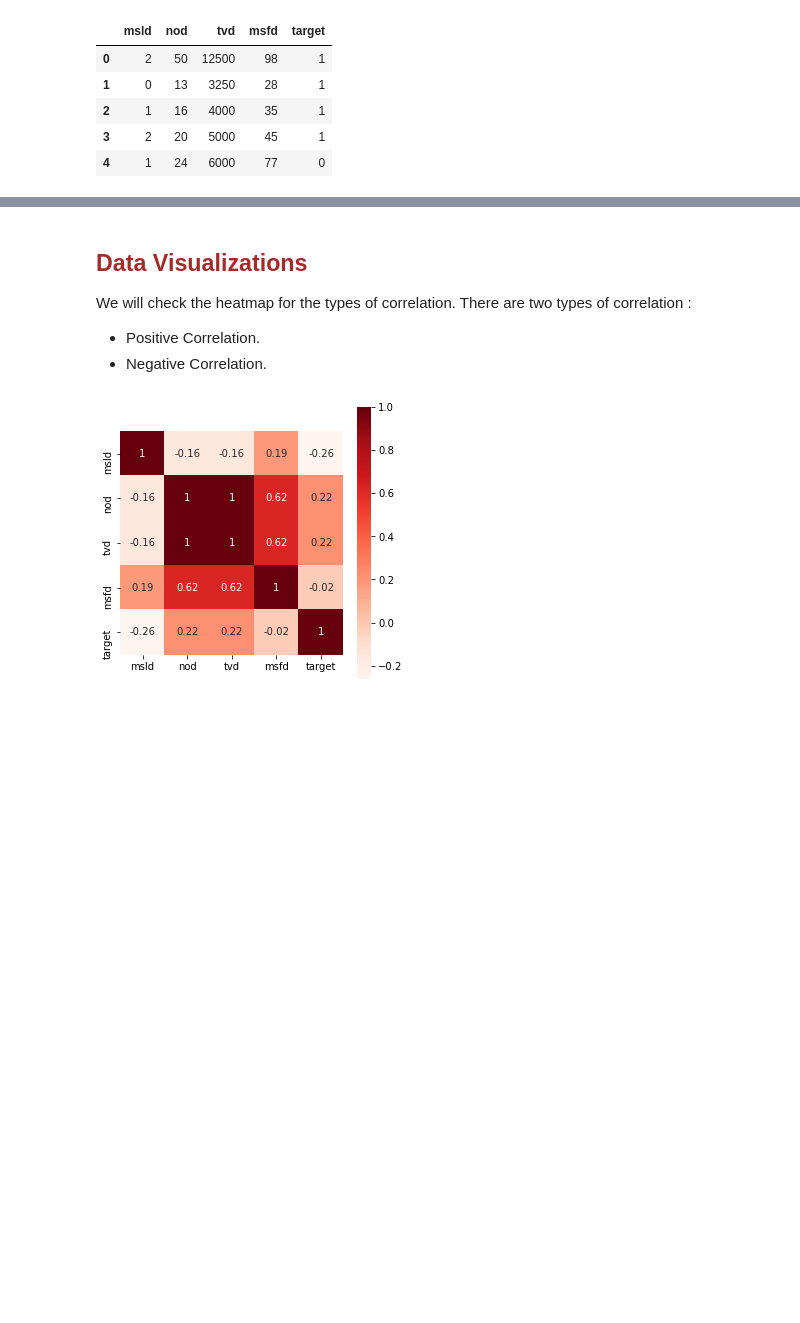
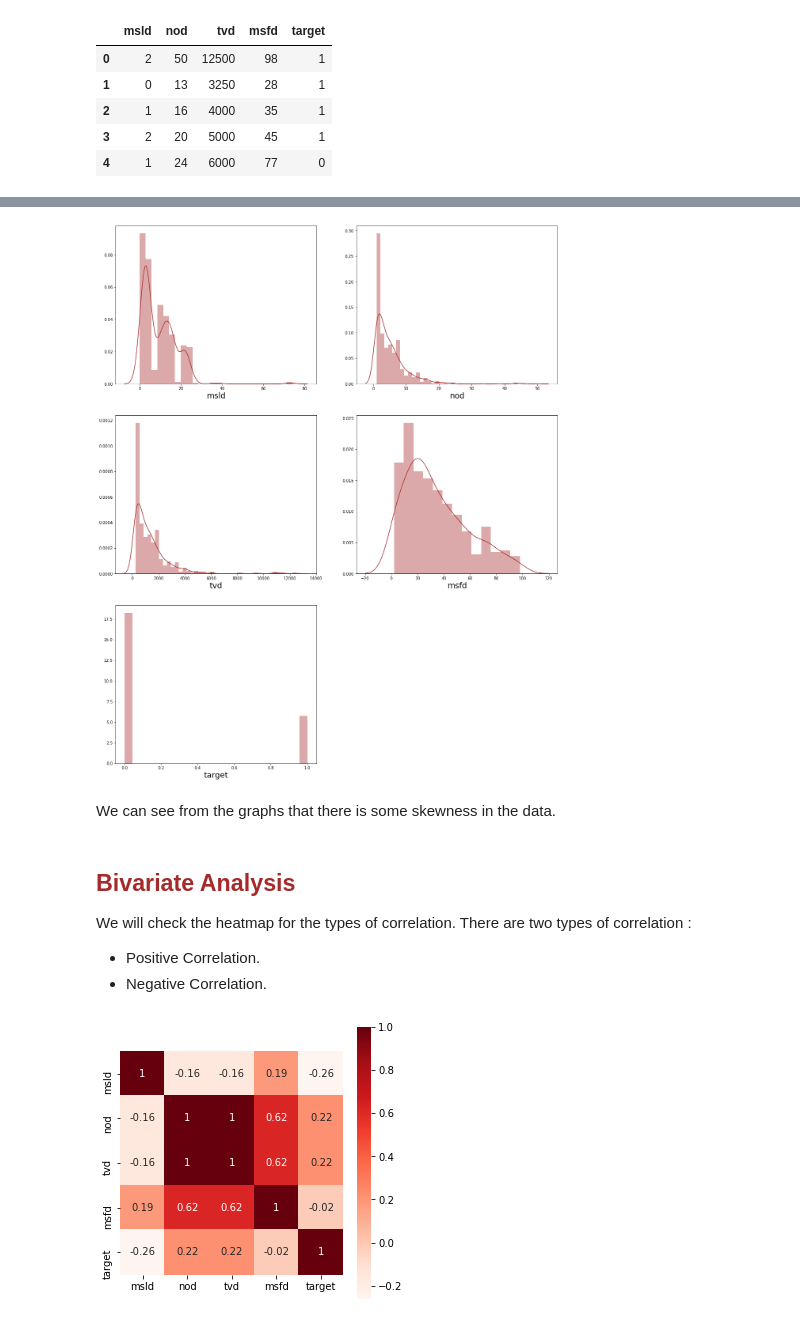
Before and after one commit to Radbanks/Prediction-Models, a Jupyter notebook: Blood_Donation.ipynb, the cells around one changed output, grey strips where cells are left out. Drawn from its saved outputs; the diff is of its cells as text; code cells hidden in the pictures; blank space fills up the shorter version.

```diff
--- a/Blood_Donation.ipynb
+++ b/Blood_Donation.ipynb
@@ -185,5 +206,23 @@ df.head()
+# %%
+# let's see how data is distributed for every column
+plt.figure(figsize=(20,25), facecolor='white')
+plotnumber = 1
+
+
+for column in df:
+    if plotnumber<=5 :     # as there are 9 columns in the data
+        ax = plt.subplot(3,2,plotnumber)
+        sns.distplot(df[column], color = 'brown')
+        plt.xlabel(column,fontsize=20)
+
+    plotnumber+=1
+plt.show()
+# %% [output]
+[figure, added]
+# %% [markdown]
+We can see from the graphs that there is some skewness in the data.
 # %% [markdown]
-## <font color=brown> Data Visualizations <font>
+## <font color=brown> Bivariate Analysis <font>
 We will check the heatmap for the types of correlation.
 There are two types of correlation :
 - Positive Correlation.
```
Also changed, not shown: parts of 45 cells of this notebook.
